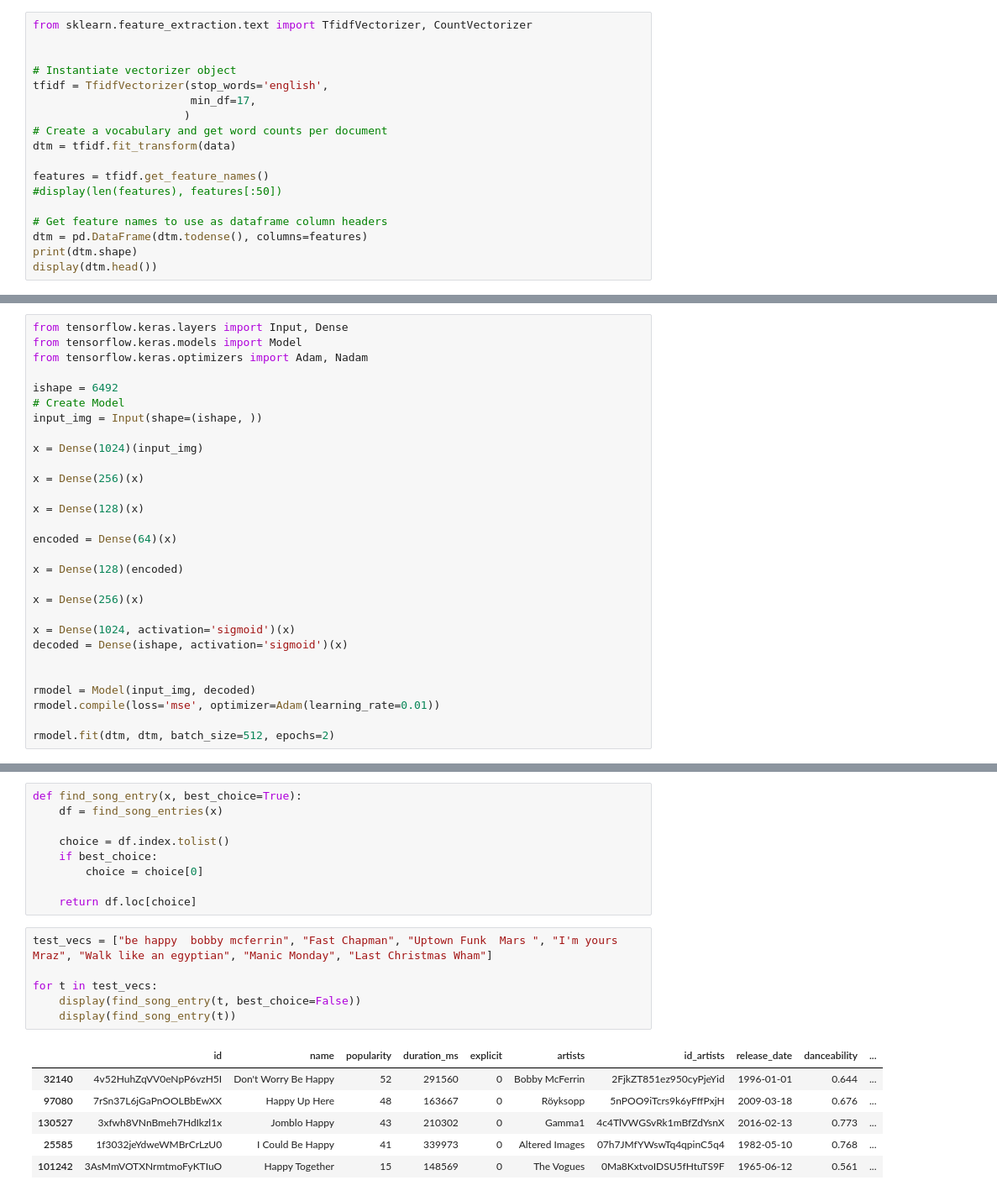
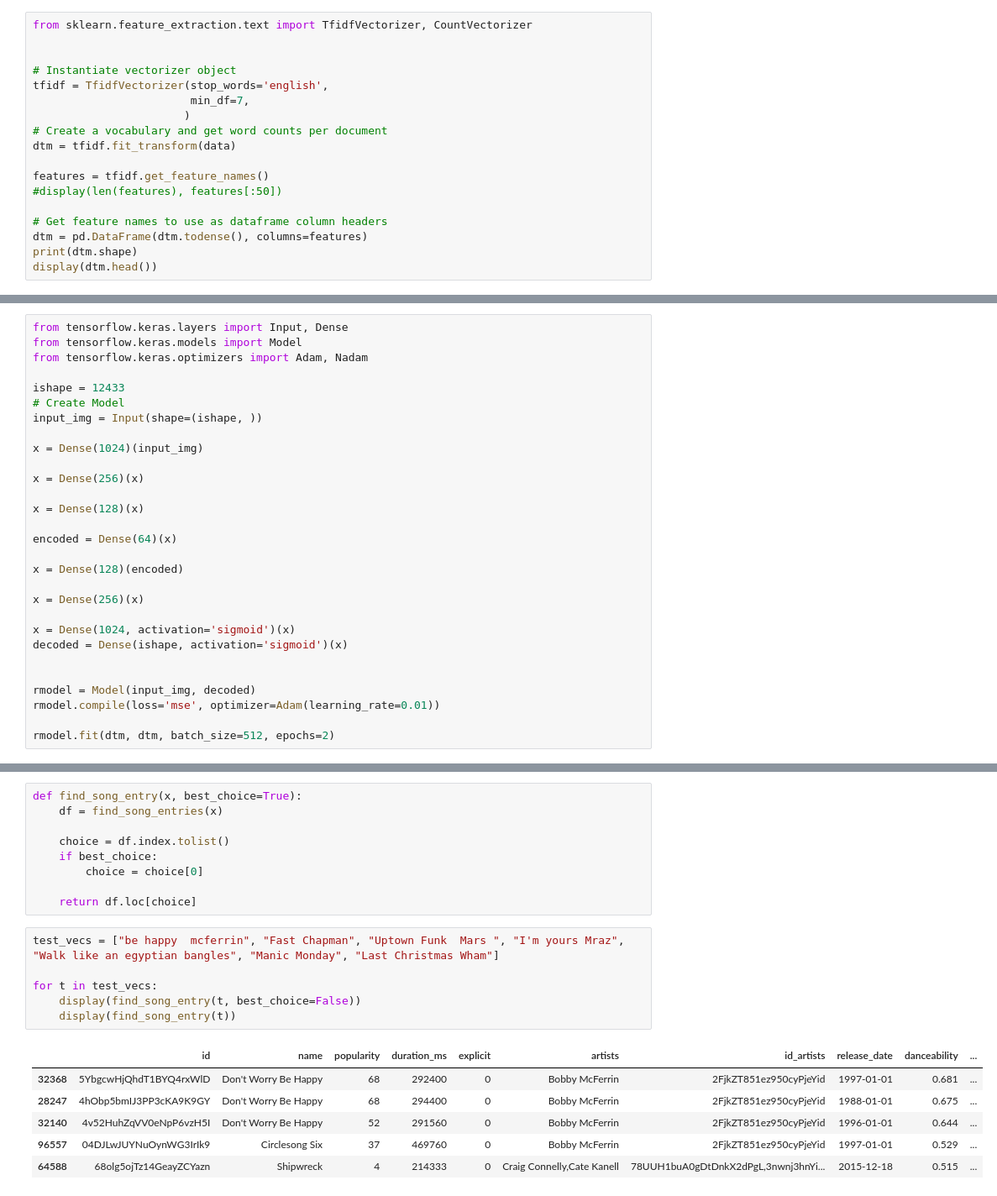
Before and after one commit to nsriniva/Spotifinder, a Jupyter notebook: notebooks/data_modeling.ipynb, the cells around one changed output, grey strips where cells are left out. Shown at 84% size. Saved outputs shown, nothing was run; the diff lists cells and outputs as text.

```diff
--- a/notebooks/data_modeling.ipynb
+++ b/notebooks/data_modeling.ipynb
@@ -80,7 +80,7 @@ from sklearn.feature_extraction.text import TfidfVectorizer, CountVectorizer
 
 # Instantiate vectorizer object
 tfidf = TfidfVectorizer(stop_words='english',
-                        min_df=17,
+                        min_df=7,
                        )
 # Create a vocabulary and get word counts per document
 dtm = tfidf.fit_transform(data)
@@ -106,7 +106,7 @@ from tensorflow.keras.layers import Input, Dense
 from tensorflow.keras.models import Model
 from tensorflow.keras.optimizers import Adam, Nadam
 
-ishape = 6492
+ishape = 12433
 # Create Model
 input_img = Input(shape=(ishape, ))
 
@@ -167,16 +167,16 @@ def find_song_entry(x, best_choice=True):
 
     return df.loc[choice]
 # %%
-test_vecs = ["be happy  bobby mcferrin", "Fast Chapman", "Uptown Funk  Mars ", "I'm yours Mraz", "Walk like an egyptian", "Manic Monday", "Last Christmas Wham"]
+test_vecs = ["be happy  mcferrin", "Fast Chapman", "Uptown Funk  Mars ", "I'm yours Mraz", "Walk like an egyptian bangles", "Manic Monday", "Last Christmas Wham"]
 
 for t in test_vecs:
     display(find_song_entry(t, best_choice=False))
     display(find_song_entry(t))
 # %% [output]
 |  | id | name | popularity | duration_ms | explicit | artists | id_artists | release_date | danceability | ... |
+| 32368 | 5YbgcwHjQhdT1BYQ4rxWlD | Don't Worry Be Happy | 68 | 292400 | 0 | Bobby McFerrin | 2FjkZT851ez950cyPjeYid | 1997-01-01 | 0.681 | ... |
+| 28247 | 4hObp5bmIJ3PP3cKA9K9GY | Don't Worry Be Happy | 68 | 294400 | 0 | Bobby McFerrin | 2FjkZT851ez950cyPjeYid | 1988-01-01 | 0.675 | ... |
 | 32140 | 4v52HuhZqVV0eNpP6vzH5I | Don't Worry Be Happy | 52 | 291560 | 0 | Bobby McFerrin | 2FjkZT851ez950cyPjeYid | 1996-01-01 | 0.644 | ... |
-| 97080 | 7rSn37L6jGaPnOOLBbEwXX | Happy Up Here | 48 | 163667 | 0 | Röyksopp | 5nPOO9iTcrs9k6yFffPxjH | 2009-03-18 | 0.676 | ... |
-| 130527 | 3xfwh8VNnBmeh7HdIkzl1x | Jomblo Happy | 43 | 210302 | 0 | Gamma1 | 4c4TlVWGSvRk1mBfZdYsnX | 2016-02-13 | 0.773 | ... |
-| 25585 | 1f3032jeYdweWMBrCrLzU0 | I Could Be Happy | 41 | 339973 | 0 | Altered Images | 07h7JMfYWswTq4qpinC5q4 | 1982-05-10 | 0.768 | ... |
-| 101242 | 3AsMmVOTXNrmtmoFyKTIuO | Happy Together | 15 | 148569 | 0 | The Vogues | 0Ma8KxtvoIDSU5fHtuTS9F | 1965-06-12 | 0.561 | ... |
+| 96557 | 04DJLwJUYNuOynWG3IrIk9 | Circlesong Six | 37 | 469760 | 0 | Bobby McFerrin | 2FjkZT851ez950cyPjeYid | 1997-01-01 | 0.529 | ... |
+| 64588 | 68olg5ojTz14GeayZCYazn | Shipwreck | 4 | 214333 | 0 | Craig Connelly,Cate Kanell | 78UUH1buA0gDtDnkX2dPgL,3nwnj3hnYi... | 2015-12-18 | 0.515 | ... |
 5 rows × 25 columns
```
Also changed, not shown: parts of 3 cells of this notebook.
